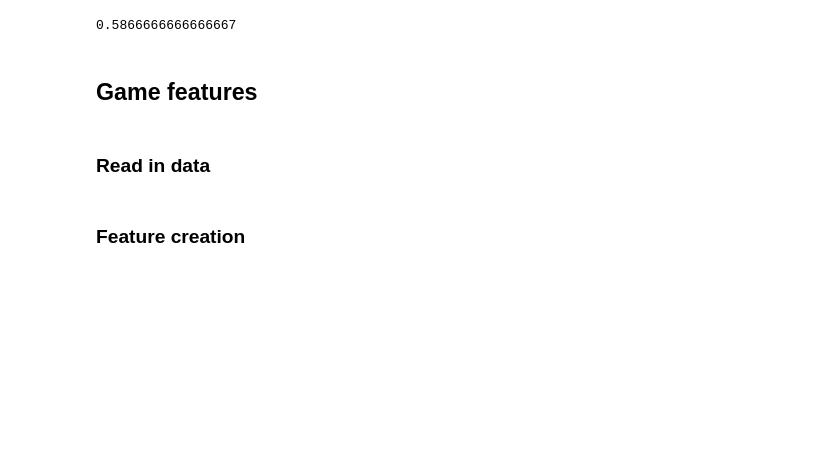
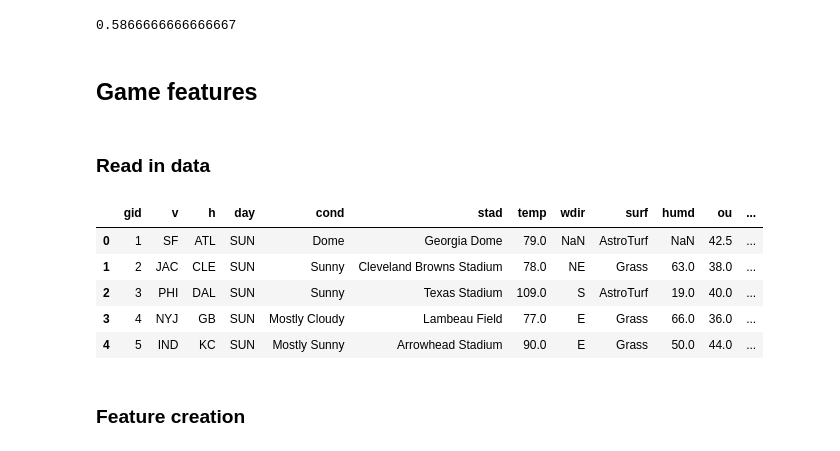
Before and after one commit to jchristo12/fantasy_football, a Jupyter notebook: analysis/feature_analysis.ipynb, the cells around one changed output. Cells and saved outputs as stored; diff of their text form; code cells hidden in the pictures; blank space fills up the shorter version.

```diff
--- a/analysis/feature_analysis.ipynb
+++ b/analysis/feature_analysis.ipynb
@@ -231,6 +231,15 @@ game = game.astype({'v': 'category',
                    'stad': 'category',
                    'wdir': 'category',
                    'surf': 'category'})
+# %%
+game.head()
+# %% [output]
+|  | gid | v | h | day | cond | stad | temp | wdir | surf | humd | ou | ... |
+| 0 | 1 | SF | ATL | SUN | Dome | Georgia Dome | 79.0 | NaN | AstroTurf | NaN | 42.5 | ... |
+| 1 | 2 | JAC | CLE | SUN | Sunny | Cleveland Browns Stadium | 78.0 | NE | Grass | 63.0 | 38.0 | ... |
+| 2 | 3 | PHI | DAL | SUN | Sunny | Texas Stadium | 109.0 | S | AstroTurf | 19.0 | 40.0 | ... |
+| 3 | 4 | NYJ | GB | SUN | Mostly Cloudy | Lambeau Field | 77.0 | E | Grass | 66.0 | 36.0 | ... |
+| 4 | 5 | IND | KC | SUN | Mostly Sunny | Arrowhead Stadium | 90.0 | E | Grass | 50.0 | 44.0 | ... |
 # %% [markdown]
 ### Feature creation
 # %%
```
Also changed, not shown: parts of 2 cells of this notebook.
